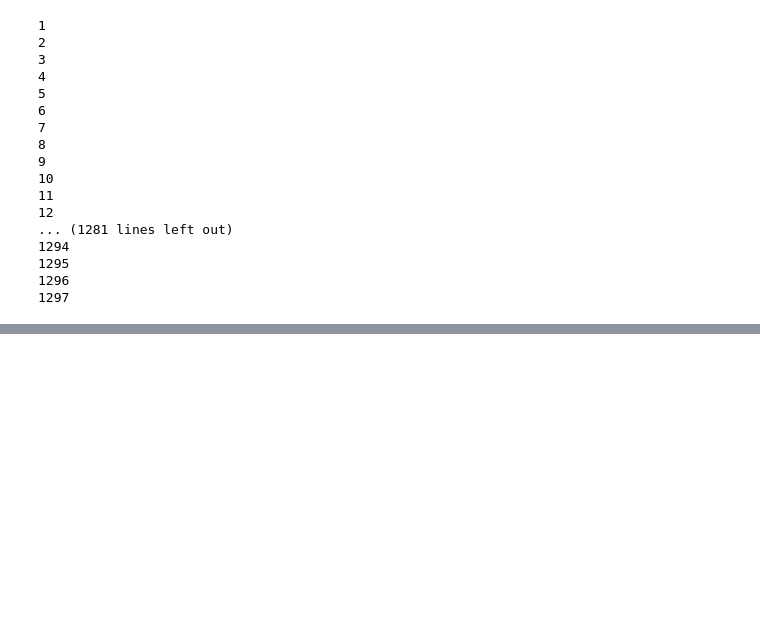
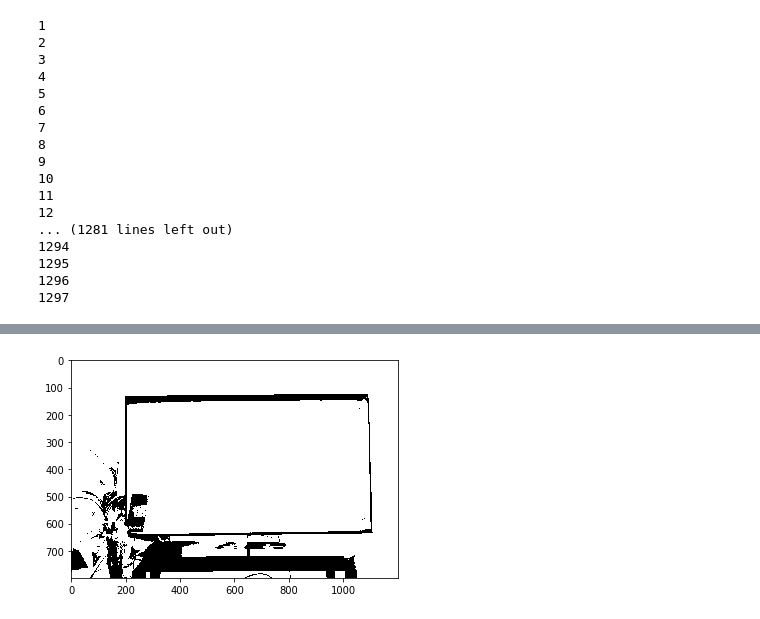
Before and after one commit to r-narula/Learning-OpenCV, a Jupyter notebook: IIIT-A/ImageSegmenatation/imageSegmentation.ipynb, the cells around one changed output, grey strips where cells are left out. Cells and saved outputs as stored; diff of their text form; code cells hidden in the pictures; blank space fills up the shorter version.

```diff
--- a/IIIT-A/ImageSegmenatation/imageSegmentation.ipynb
+++ b/IIIT-A/ImageSegmenatation/imageSegmentation.ipynb
@@ -201,0 +212,12 @@ plt.imshow(img,"gray")
+# %%
+image = cv2.cvtColor(img_not, cv2.COLOR_BGR2RGB)
+# convert to grayscale
+gray = cv2.cvtColor(image, cv2.COLOR_RGB2GRAY)
+# %%
+# create a binary thresholded image
+_, binary = cv2.threshold(gray, 225, 255, cv2.THRESH_BINARY_INV)
+# show it
+plt.imshow(binary, cmap="gray")
+plt.show()
+# %% [output]
+[figure, added]
```
Also changed, not shown: parts of 14 cells of this notebook, 11 other files.
